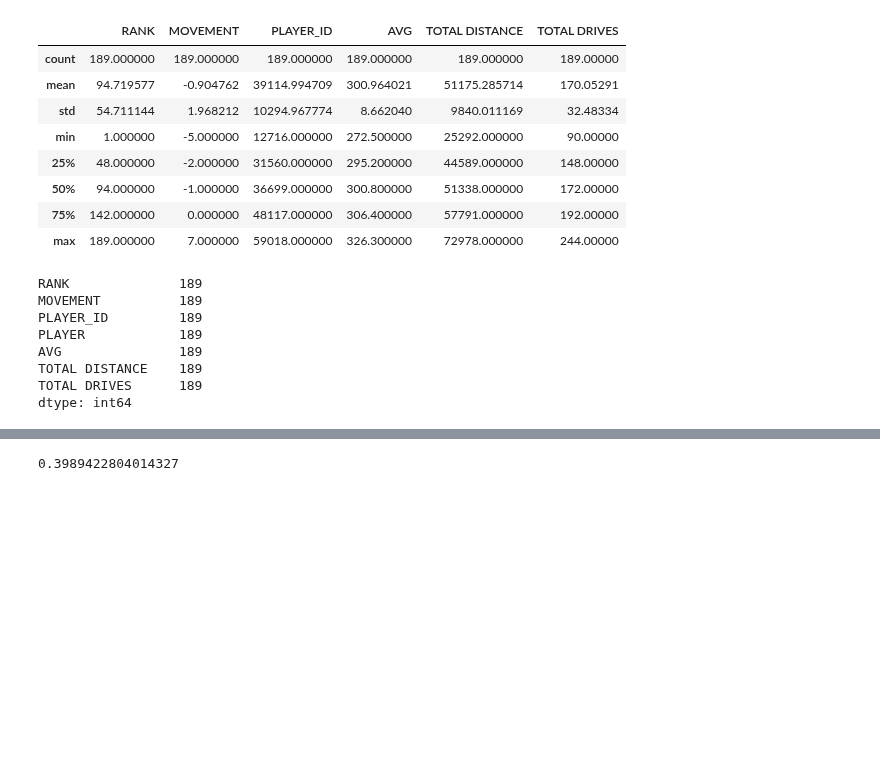
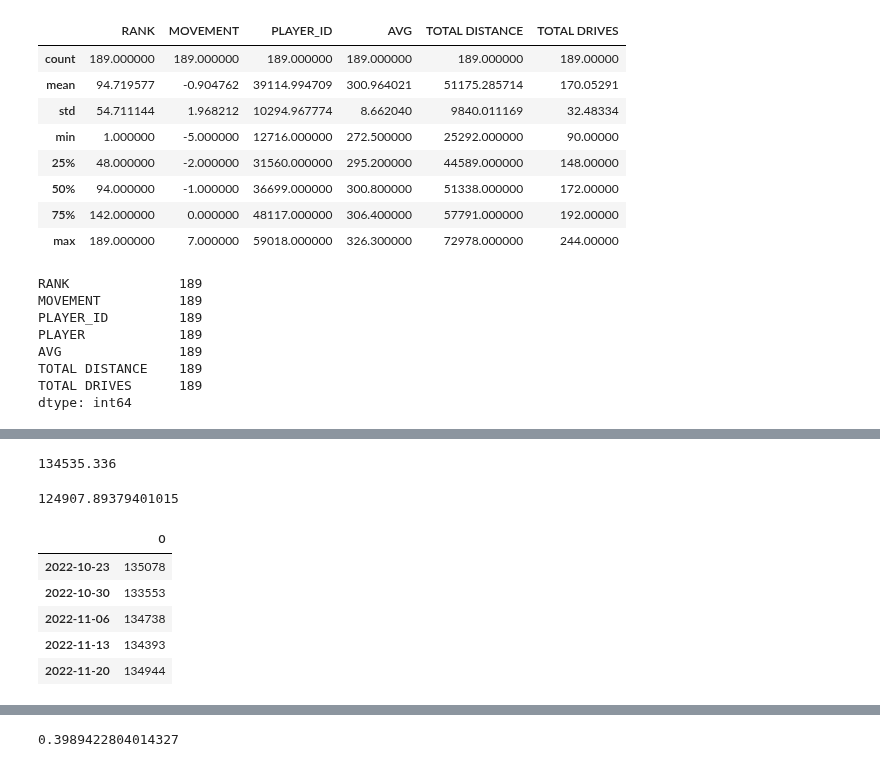
Before and after one commit to mickalleny2k/PfDA_Assignment, a Jupyter notebook: PfDA_Assignment.ipynb, the cells around one changed output, grey strips where cells are left out. Drawn from its saved outputs; the diff is of its cells as text; code cells hidden in the pictures; blank space fills up the shorter version.

```diff
--- a/PfDA_Assignment.ipynb
+++ b/PfDA_Assignment.ipynb
@@ -404,0 +400,6 @@ df
+# %%
+dataframe2['WINNINGS'] = dataframe2['WINNINGS'].replace({r'\$':''}, regex = True)
+dataframe2['WINNINGS'] = dataframe2['WINNINGS'].replace({r'\,':''}, regex = True)
+dataframe2['WINNINGS'] = dataframe2['WINNINGS'].replace({r'\-':'0'}, regex = True)
+winnings = dataframe2['WINNINGS']
+winnings
@@ -404,0 +445,22 @@ df
+# %%
+mean = dataframe2.WINNINGS.mean()
+mean
+# %% [output]
+134535.336
+# %%
+sigma = dataframe2.WINNINGS.std()
+sigma
+# %% [output]
+124907.89379401015
+# %%
+rng = np.random.default_rng()
+d = rng.poisson(mean, len(dti))
+df = pd.DataFrame(data=d, index = dti)
+df.head()
+# %% [output]
+|  | 0 |
+| 2022-10-23 | 135078 |
+| 2022-10-30 | 133553 |
+| 2022-11-06 | 134738 |
+| 2022-11-13 | 134393 |
+| 2022-11-20 | 134944 |
```
Also changed, not shown: parts of 50 cells of this notebook.
